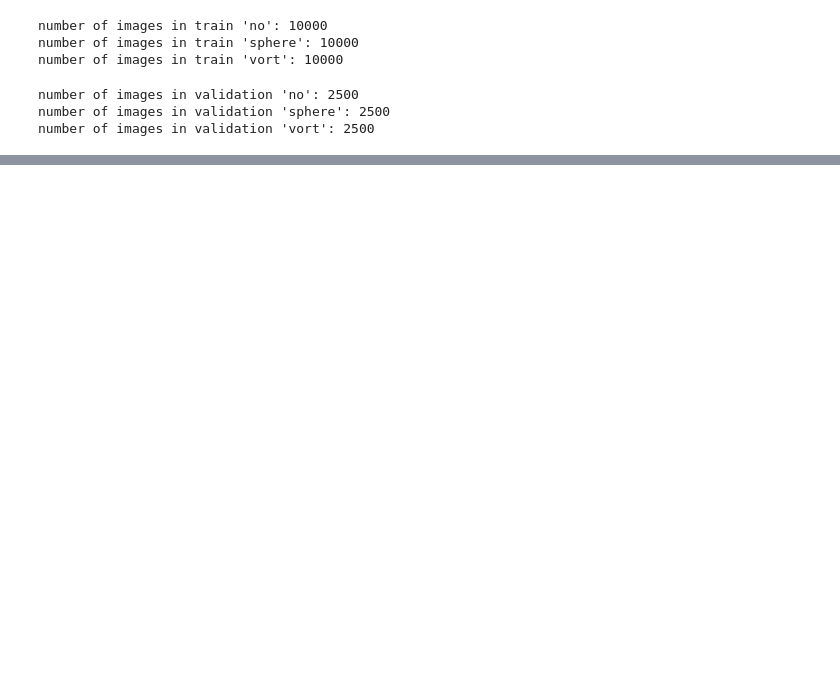
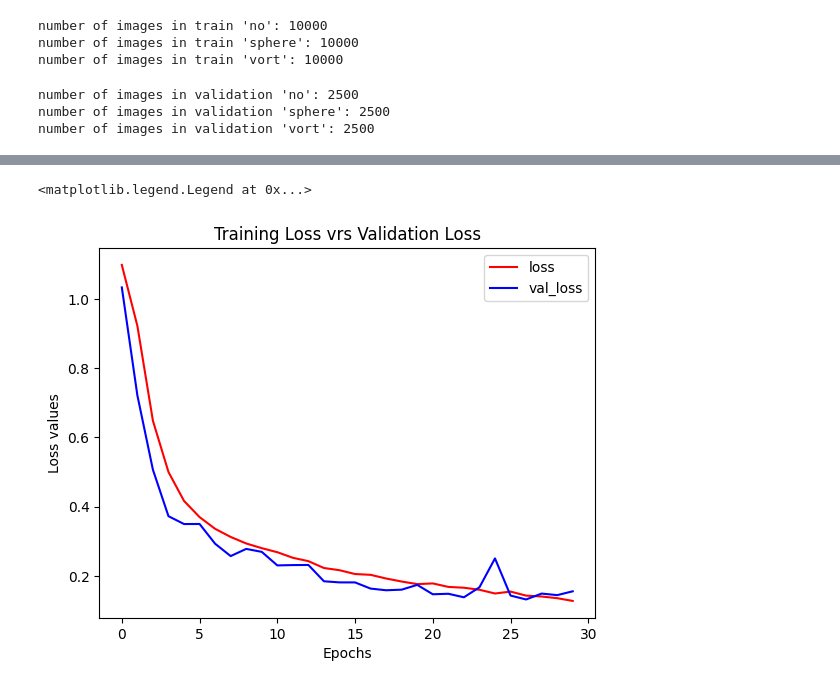
Before and after one commit to atiaisaac/GSOC26_ML4SCI, a Jupyter notebook: Test 1/test-1.ipynb, the cells around one changed output, grey strips where cells are left out. Drawn from its saved outputs; the diff is of its cells as text; code cells hidden in the pictures; blank space fills up the shorter version.

```diff
--- a/Test 1/test-1.ipynb
+++ b/Test 1/test-1.ipynb
@@ -134,6 +132,7 @@ train_dataset = DatasetFolder(
     extensions=('.npy',),
     transform=v2.Compose([
         v2.ToImage(),
+        v2.RandomHorizontalFlip(p = 0.5),
         v2.RandomApply(
             transforms = [
                 v2.RandomAffine(
@@ -142,12 +141,12 @@ train_dataset = DatasetFolder(
             # scale=(0.3, 0.5),
         )
             ],
-            p = 0.3
+            p = 0.2
         ),
-        # v2.RandomPerspective(
-        #     distortion_scale=0.3,
-        #     p=0.3
-        # ),
+        v2.RandomPerspective(
+            distortion_scale=0.3,
+            p=0.3
+        ),
         RepeatChannels(3)
     ]),
     target_transform=target_transform
@@ -165,7 +164,7 @@ val_dataset = DatasetFolder(
 )
 # %%
 train_loader = DataLoader(train_dataset, batch_size=C.batch_size, shuffle=True, num_workers=0)
-val_loader = DataLoader(val_dataset, batch_size=C.batch_size, shuffle=True, num_workers=0)
+val_loader = DataLoader(val_dataset, batch_size=C.batch_size, shuffle=False, num_workers=0)
 # %%
 def visualize_batch(dataloader, num_batches=1, class_names=None):
     if class_names is None:
@@ -331,15 +327,3 @@ class LRScheduler(keras.callbacks.Callback):
 
 
                 self.wait = 0  # Reset patience counter
-# %%
-lr_scheduler = LRScheduler(factor = 0.1, patience = 3, verbose = True)
-deeplense_model.fit(
-    train_loader,
-    # steps_per_epoch = steps_per_epoch,
-    validation_data = val_loader,
-    # validation_steps = validation_steps,
-    epochs = C.epochs,
-    callbacks = [lr_scheduler, WandbMetricsLogger()],
-)
-
-# wandb.finish()
@@ -371,0 +407,16 @@ deeplense_model.evaluate(val_loader)
+# %%
+loss = hist.history["loss"]
+val_loss = hist.history["val_loss"]
+
+auc = hist.history["auc"]
+val_auc = hist.history["val_auc"]
+# %%
+plt.plot(loss, color="r", label = "loss")
+plt.plot(val_loss, color="b", label = "val_loss")
+plt.title("Training Loss vrs Validation Loss")
+plt.xlabel("Epochs")
+plt.ylabel("Loss values")
+plt.legend()
+# %% [output]
+<matplotlib.legend.Legend at 0x...>
+[figure, added]
```
Also changed, not shown: parts of 17 cells of this notebook, 1 other file.
